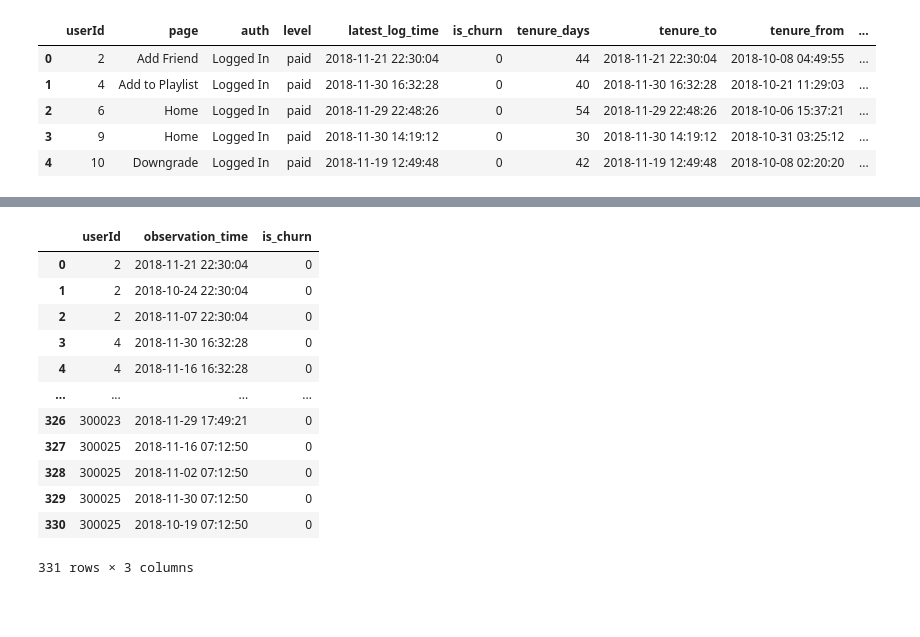
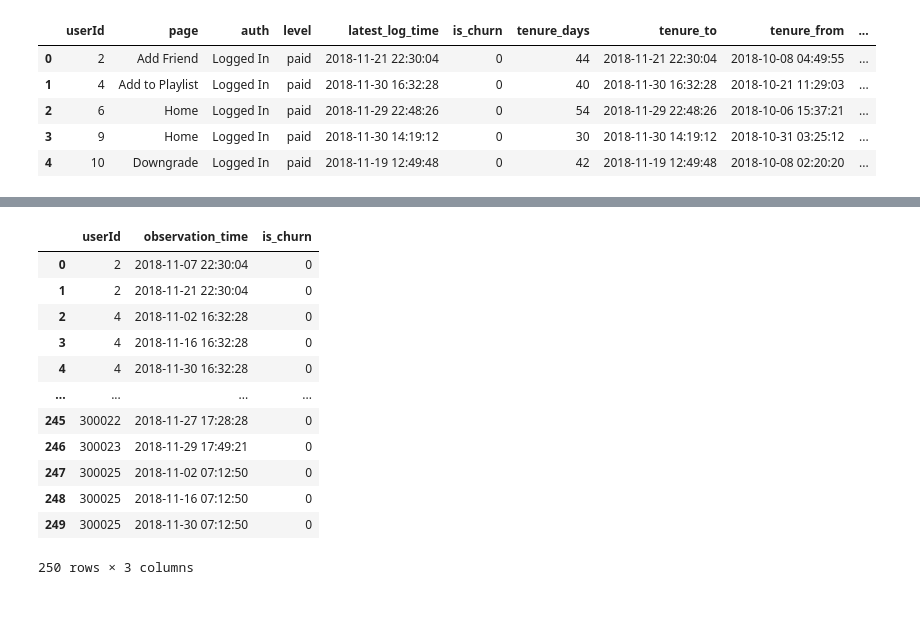
Before and after one commit to gilzero/project_churn_spark, a Jupyter notebook: sparkify.ipynb, the cells around one changed output, grey strips where cells are left out. Saved outputs shown, nothing was run; the diff lists cells and outputs as text; code cells hidden in the pictures.

Commit message:
metrics calculation for each observation. to explore more. ratio, change.

```diff
--- a/sparkify.ipynb
+++ b/sparkify.ipynb
@@ -1090,8 +1091,8 @@ Churn Users: intial outcome always IsChurn, but any following iterations of obse
 #
 
 # Define Parameters. (Adjustable)
-frequency = pd.Timedelta('14 days')
-interval = pd.Timedelta('14 days')
+frequency = pd.Timedelta('14 days') # observation frequency. every x days.
+interval = pd.Timedelta('28 days') # length of each observation
 
 
 def get_observations(userId):
@@ -1135,48 +1135,47 @@ get_observations(300004)
 # %%
 # Generate observation daterange outcome dataset
 
 def make_datetime_picking_outcome_dateset(sub_ids=u_churn + u_retain):
 #     sub_ids = u_churn + u_retain
 
     userIds = []
     observation_times = []
     outcomes = []
 
     for i in sub_ids:
         for k in get_observations(i):
             userIds.append(k[0])
             observation_times.append(k[1])
             outcomes.append(k[2])
 
     res = pd.DataFrame({
         'userId': userIds,
         'observation_time': observation_times,
         'is_churn': outcomes
     })
 
     return res
 
 
-df_observation_time_outcome = make_datetime_picking_outcome_dateset()
-df_observation_time_outcome = df_observation_time_outcome.sort_values('userId', ascending=True).reset_index()
-df_observation_time_outcome = df_observation_time_outcome.drop('index', axis=1)
+dfobs = make_datetime_picking_outcome_dateset()
+dfobs = dfobs.sort_values(['userId', 'observation_time'], ascending=[True, True]).reset_index().drop('index', axis=1)
 
 # Spot Check
-df_observation_time_outcome
+dfobs
 # %% [output]
 |  | userId | observation_time | is_churn |
-| 0 | 2 | 2018-11-21 22:30:04 | 0 |
-| 1 | 2 | 2018-10-24 22:30:04 | 0 |
-| 2 | 2 | 2018-11-07 22:30:04 | 0 |
-| 3 | 4 | 2018-11-30 16:32:28 | 0 |
-| 4 | 4 | 2018-11-16 16:32:28 | 0 |
+| 0 | 2 | 2018-11-07 22:30:04 | 0 |
+| 1 | 2 | 2018-11-21 22:30:04 | 0 |
+| 2 | 4 | 2018-11-02 16:32:28 | 0 |
+| 3 | 4 | 2018-11-16 16:32:28 | 0 |
+| 4 | 4 | 2018-11-30 16:32:28 | 0 |
 | ... | ... | ... | ... |
-| 326 | 300023 | 2018-11-29 17:49:21 | 0 |
-| 327 | 300025 | 2018-11-16 07:12:50 | 0 |
-| 328 | 300025 | 2018-11-02 07:12:50 | 0 |
-| 329 | 300025 | 2018-11-30 07:12:50 | 0 |
-| 330 | 300025 | 2018-10-19 07:12:50 | 0 |
+| 245 | 300022 | 2018-11-27 17:28:28 | 0 |
+| 246 | 300023 | 2018-11-29 17:49:21 | 0 |
+| 247 | 300025 | 2018-11-02 07:12:50 | 0 |
+| 248 | 300025 | 2018-11-16 07:12:50 | 0 |
+| 249 | 300025 | 2018-11-30 07:12:50 | 0 |
-331 rows × 3 columns
+250 rows × 3 columns
 # %% [markdown]
 <a id="analytic-data"></a>
 ---
```
Also changed, not shown: parts of 14 cells of this notebook, 2 other files.
